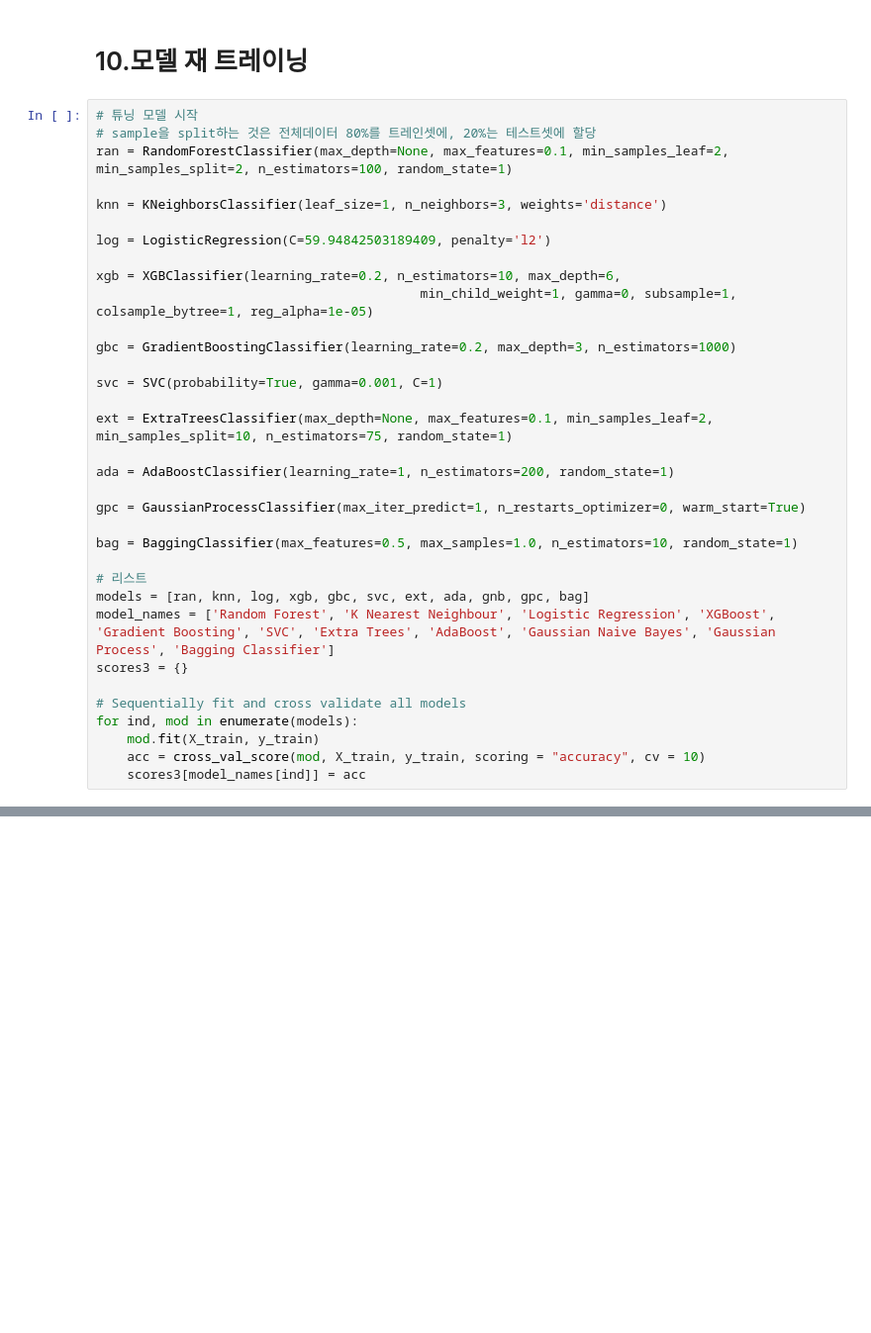
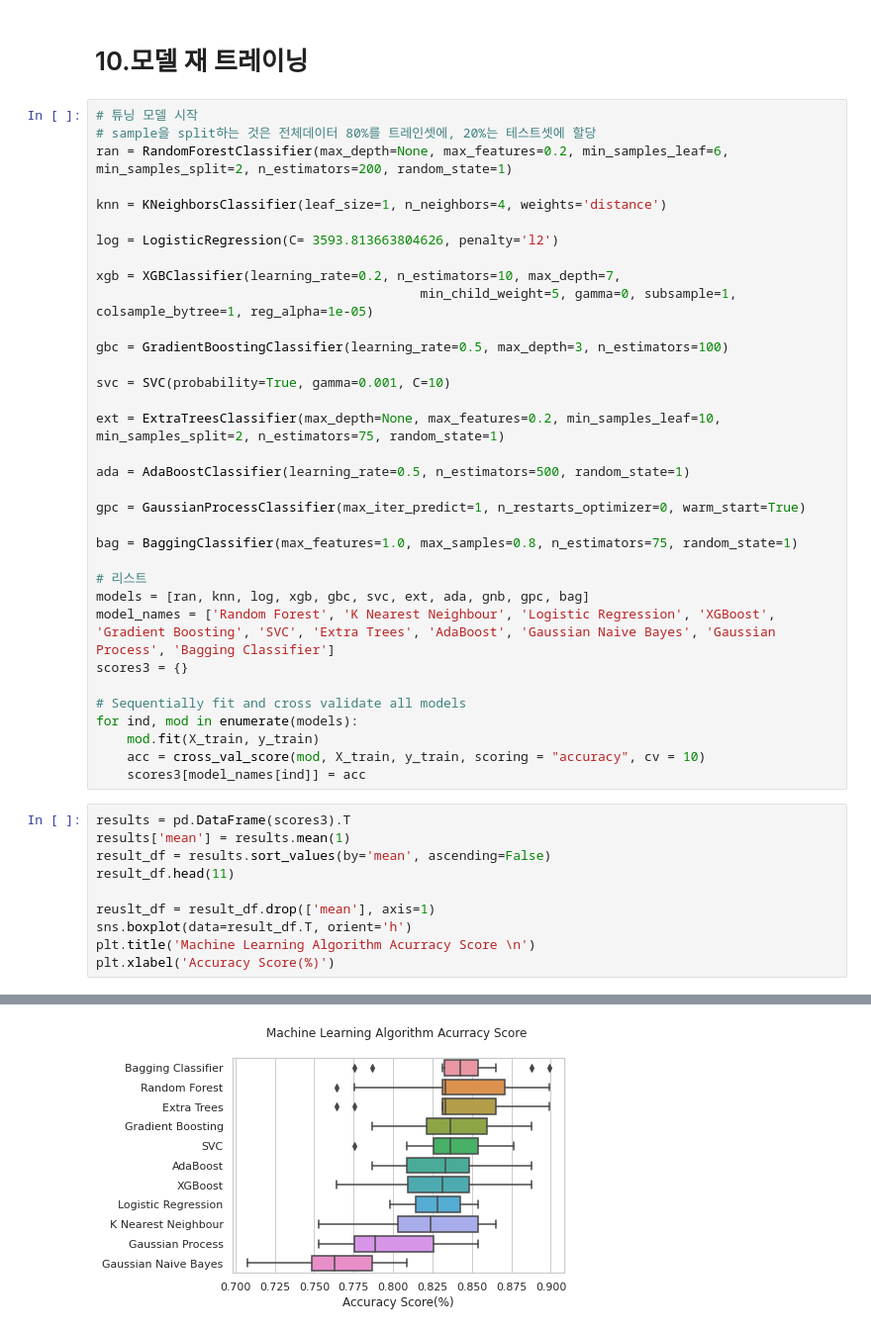
Before and after one commit to wonyoung-ji/statistics, a Jupyter notebook: kaggle/kaggle_titanic.ipynb, the cells around one changed output, grey strips where cells are left out. Shown at 99% size. Saved outputs shown, nothing was run; the diff lists cells and outputs as text; blank space fills up the shorter version.

```diff
--- a/kaggle/kaggle_titanic.ipynb
+++ b/kaggle/kaggle_titanic.ipynb
@@ -2407,26 +2407,26 @@ Fitting 5 folds for each of 125 candidates, totalling 625 fits
 # %%
 # 튜닝 모델 시작
 # sample을 split하는 것은 전체데이터 80%를 트레인셋에, 20%는 테스트셋에 할당
-ran = RandomForestClassifier(max_depth=None, max_features=0.1, min_samples_leaf=2, min_samples_split=2, n_estimators=100, random_state=1)
+ran = RandomForestClassifier(max_depth=None, max_features=0.2, min_samples_leaf=6, min_samples_split=2, n_estimators=200, random_state=1)
 
-knn = KNeighborsClassifier(leaf_size=1, n_neighbors=3, weights='distance')
+knn = KNeighborsClassifier(leaf_size=1, n_neighbors=4, weights='distance')
 
-log = LogisticRegression(C=59.94842503189409, penalty='l2')
+log = LogisticRegression(C= 3593.813663804626, penalty='l2')
 
-xgb = XGBClassifier(learning_rate=0.2, n_estimators=10, max_depth=6,
-                                          min_child_weight=1, gamma=0, subsample=1, colsample_bytree=1, reg_alpha=1e-05)
+xgb = XGBClassifier(learning_rate=0.2, n_estimators=10, max_depth=7,
+                                          min_child_weight=5, gamma=0, subsample=1, colsample_bytree=1, reg_alpha=1e-05)
 
-gbc = GradientBoostingClassifier(learning_rate=0.2, max_depth=3, n_estimators=1000)
+gbc = GradientBoostingClassifier(learning_rate=0.5, max_depth=3, n_estimators=100)
 
-svc = SVC(probability=True, gamma=0.001, C=1)
+svc = SVC(probability=True, gamma=0.001, C=10)
 
-ext = ExtraTreesClassifier(max_depth=None, max_features=0.1, min_samples_leaf=2, min_samples_split=10, n_estimators=75, random_state=1)
+ext = ExtraTreesClassifier(max_depth=None, max_features=0.2, min_samples_leaf=10, min_samples_split=2, n_estimators=75, random_state=1)
 
-ada = AdaBoostClassifier(learning_rate=1, n_estimators=200, random_state=1)
+ada = AdaBoostClassifier(learning_rate=0.5, n_estimators=500, random_state=1)
 
 gpc = GaussianProcessClassifier(max_iter_predict=1, n_restarts_optimizer=0, warm_start=True)
 
-bag = BaggingClassifier(max_features=0.5, max_samples=1.0, n_estimators=10, random_state=1)
+bag = BaggingClassifier(max_features=1.0, max_samples=0.8, n_estimators=75, random_state=1)
 
 # 리스트
 models = [ran, knn, log, xgb, gbc, svc, ext, ada, gnb, gpc, bag]
@@ -2438,3 +2438,14 @@ for ind, mod in enumerate(models):
     mod.fit(X_train, y_train)
     acc = cross_val_score(mod, X_train, y_train, scoring = "accuracy", cv = 10)
     scores3[model_names[ind]] = acc
+# %%
+results = pd.DataFrame(scores3).T
+results['mean'] = results.mean(1)
+result_df = results.sort_values(by='mean', ascending=False)
+result_df.head(11)
+
+reuslt_df = result_df.drop(['mean'], axis=1)
+sns.boxplot(data=result_df.T, orient='h')
+plt.title('Machine Learning Algorithm Acurracy Score \n')
+plt.xlabel('Accuracy Score(%)')
+# %% [output]
@@ -2440,0 +2453 @@ for ind, mod in enumerate(models):
+[figure, added]
```
Also changed, not shown: parts of 9 cells of this notebook.
